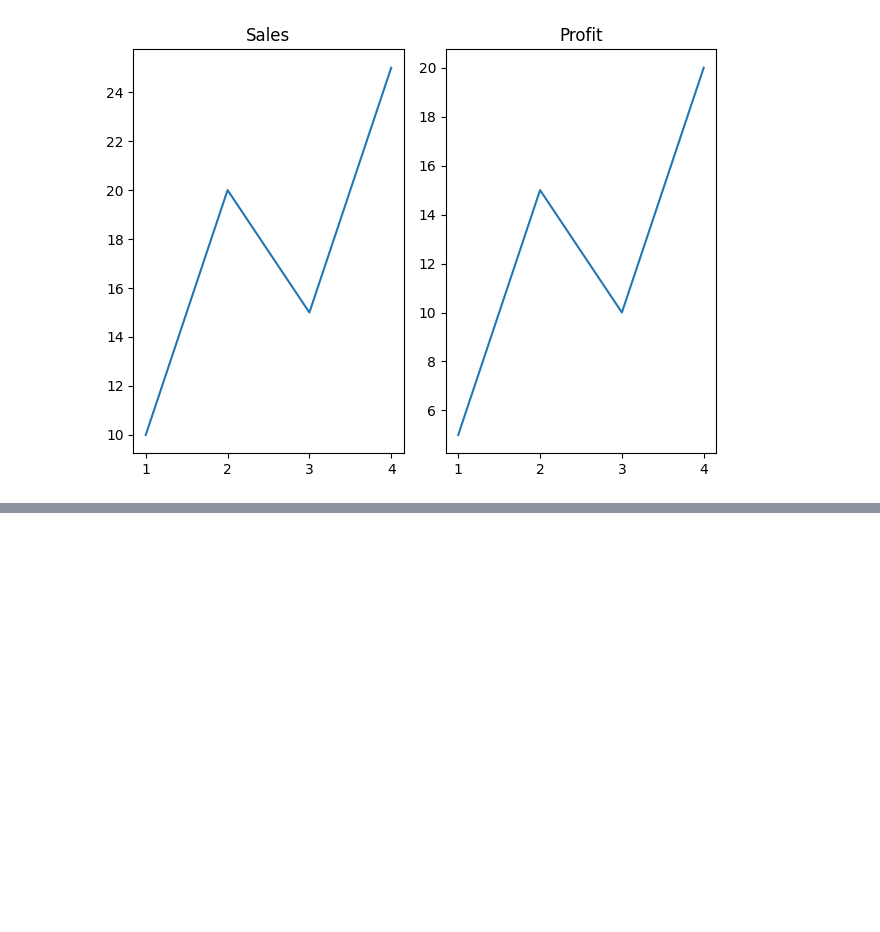
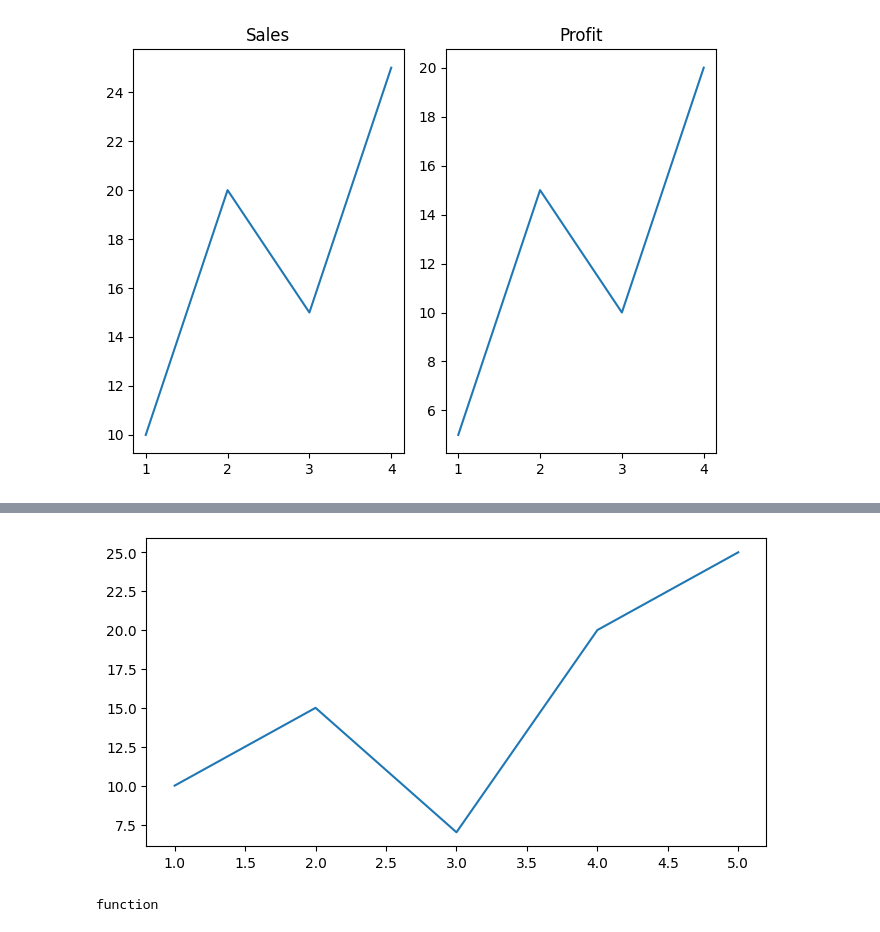
Before and after one commit to hady872/AI_Learning_Journey, a Jupyter notebook: matplotlib_course/matplotlib_ai.ipynb, the cells around one changed output, grey strips where cells are left out. Saved outputs shown, nothing was run; the diff lists cells and outputs as text; code cells hidden in the pictures; blank space fills up the shorter version.

```diff
--- a/matplotlib_course/matplotlib_ai.ipynb
+++ b/matplotlib_course/matplotlib_ai.ipynb
@@ -161,0 +191,11 @@ plt.show()
+# %%
+plt.figure(figsize=(8, 4))
+plt.plot(x, y)
+plt.show()
+# %% [output]
+[figure, added]
+# %%
+import matplotlib.pyplot as plt
+type(plt.xlabel)
+# %% [output]
+function
```
Also changed, not shown: parts of 8 cells of this notebook.
